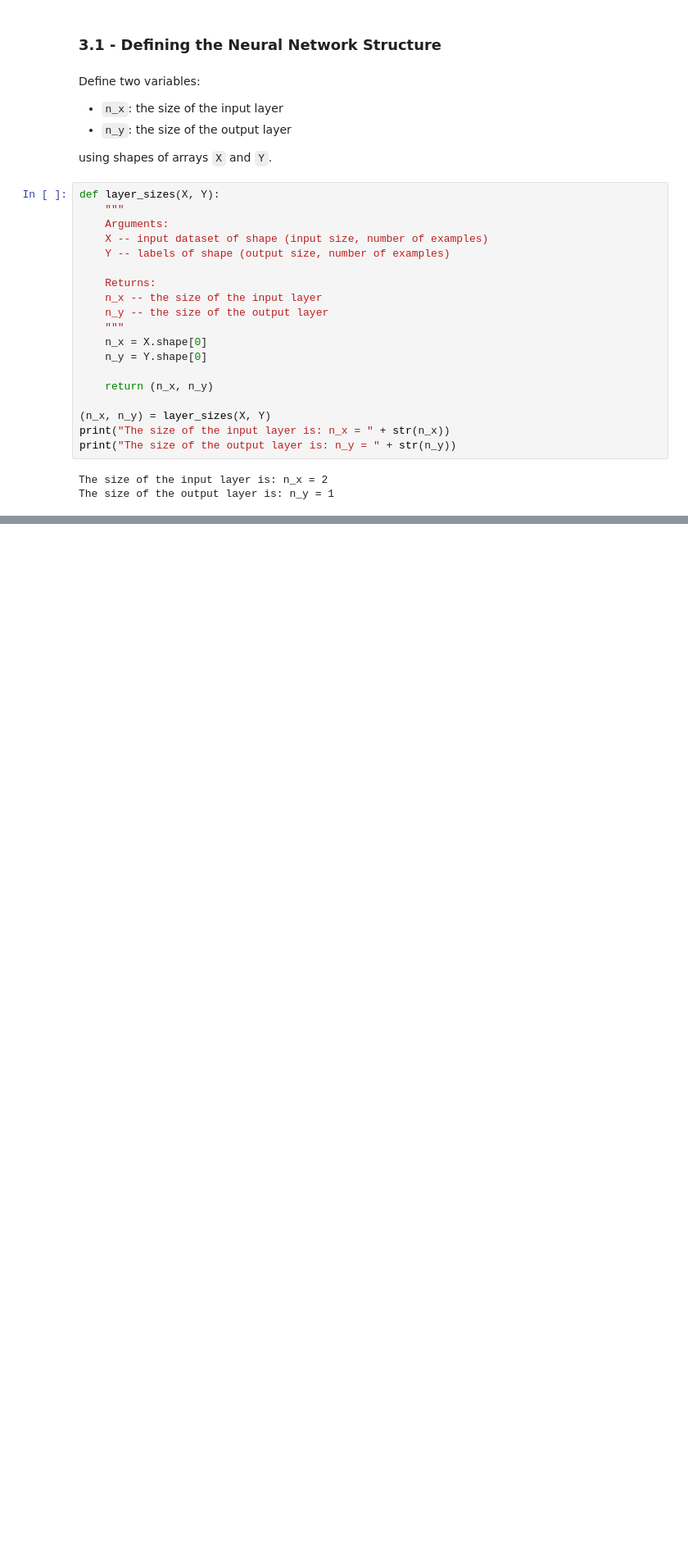
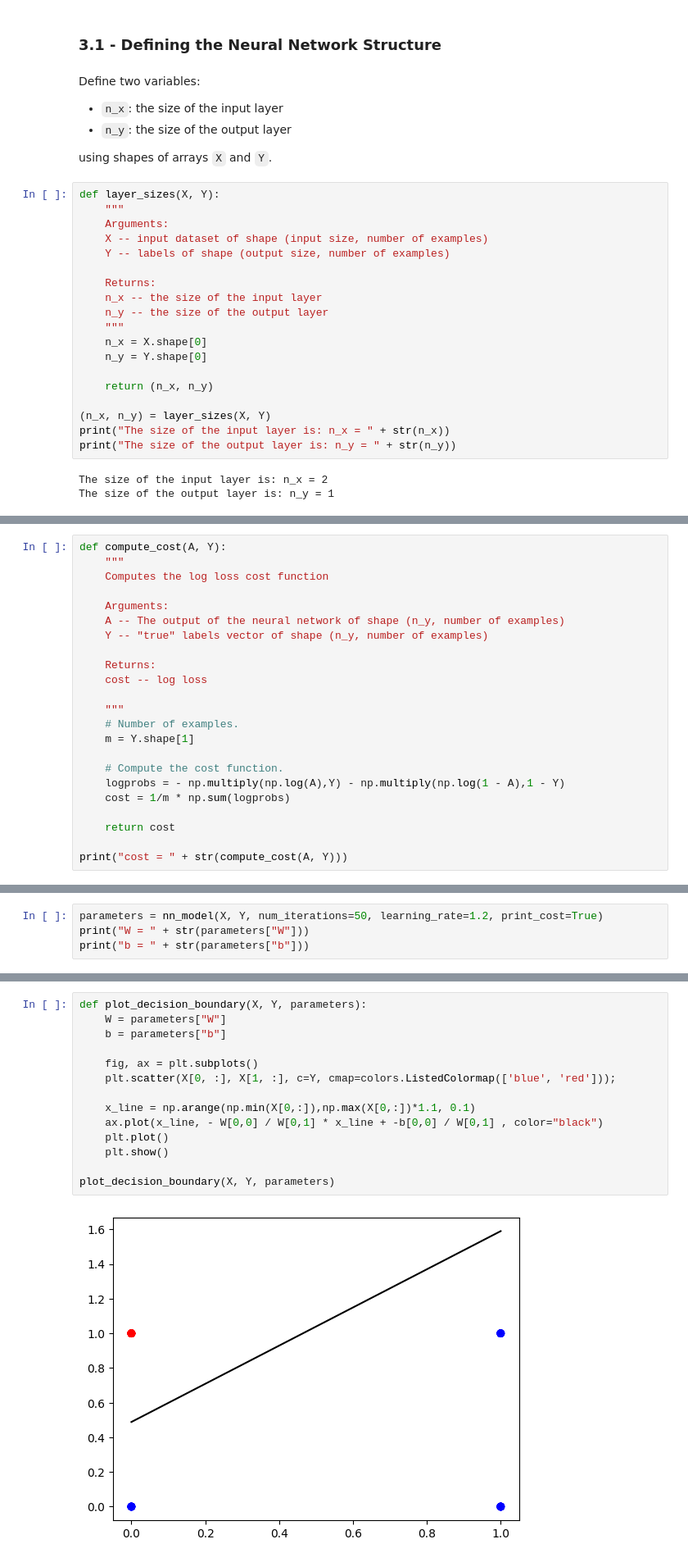
Before and after one commit to AkanchhaChoudhary/Mathematics-for-Machine-Learning-and-Data-Science, a Jupyter notebook: Course-2 Calculus for Machine Learning and Data Science/Week-3/C2_W3_Lab.ipynb, the cells around one changed output, grey strips where cells are left out. Shown at 82% size. Saved outputs shown, nothing was run; the diff lists cells and outputs as text; blank space fills up the shorter version.

```diff
--- a/Course-2 Calculus for Machine Learning and Data Science/Week-3/C2_W3_Lab.ipynb
+++ b/Course-2 Calculus for Machine Learning and Data Science/Week-3/C2_W3_Lab.ipynb
@@ -1016,0 +1144,23 @@ The size of the output layer is: n_y = 1
+# %%
+def compute_cost(A, Y):
+    """
+    Computes the log loss cost function
+
+    Arguments:
+    A -- The output of the neural network of shape (n_y, number of examples)
+    Y -- "true" labels vector of shape (n_y, number of examples)
+
+    Returns:
+    cost -- log loss
+
+    """
+    # Number of examples.
+    m = Y.shape[1]
+
+    # Compute the cost function.
+    logprobs = - np.multiply(np.log(A),Y) - np.multiply(np.log(1 - A),1 - Y)
+    cost = 1/m * np.sum(logprobs)
+
+    return cost
+
+print("cost = " + str(compute_cost(A, Y)))
@@ -1016,0 +1295,4 @@ The size of the output layer is: n_y = 1
+# %%
+parameters = nn_model(X, Y, num_iterations=50, learning_rate=1.2, print_cost=True)
+print("W = " + str(parameters["W"]))
+print("b = " + str(parameters["b"]))
@@ -1016,0 +1319,16 @@ The size of the output layer is: n_y = 1
+# %%
+def plot_decision_boundary(X, Y, parameters):
+    W = parameters["W"]
+    b = parameters["b"]
+
+    fig, ax = plt.subplots()
+    plt.scatter(X[0, :], X[1, :], c=Y, cmap=colors.ListedColormap(['blue', 'red']));
+
+    x_line = np.arange(np.min(X[0,:]),np.max(X[0,:])*1.1, 0.1)
+    ax.plot(x_line, - W[0,0] / W[0,1] * x_line + -b[0,0] / W[0,1] , color="black")
+    plt.plot()
+    plt.show()
+
+plot_decision_boundary(X, Y, parameters)
+# %% [output]
+[figure, added]
```
Also changed, not shown: parts of 33 cells of this notebook, 1 other file.
